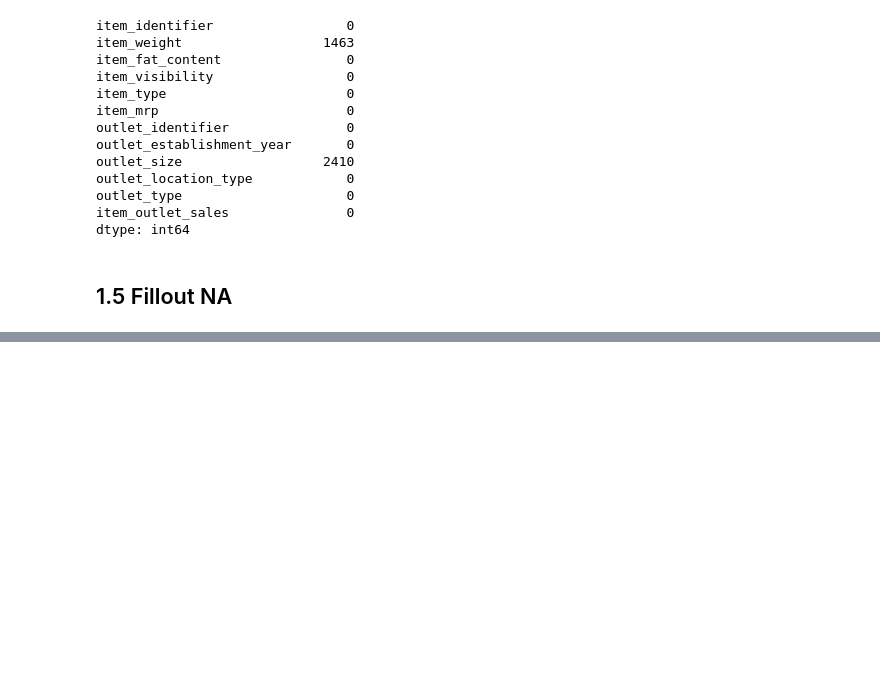
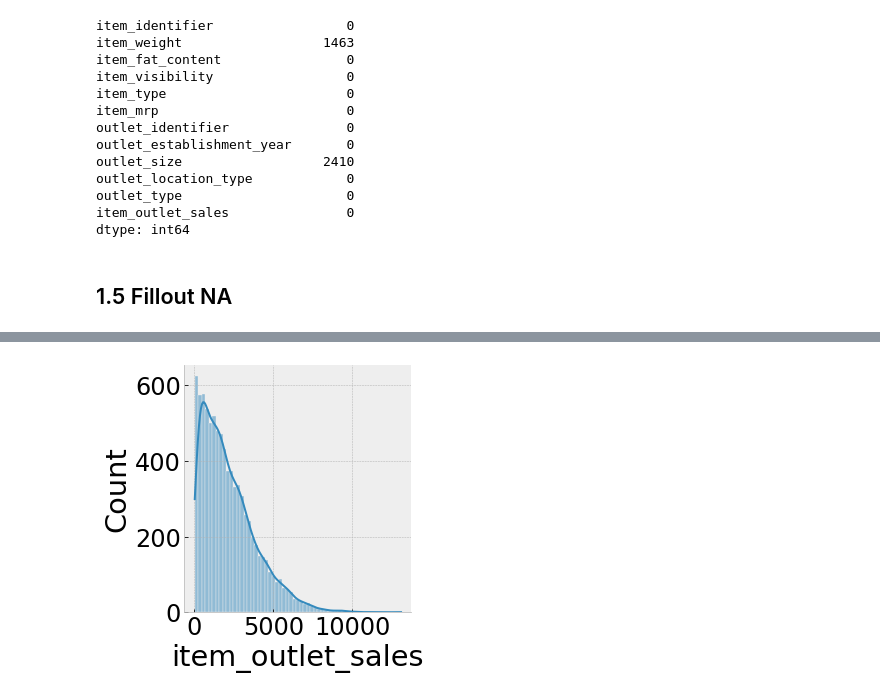
Before and after one commit to giovannadias/big_mart_sales_prediction, a Jupyter notebook: v01_big_mart_sales_prediction.ipynb, the cells around one changed output, grey strips where cells are left out. Saved outputs shown, nothing was run; the diff lists cells and outputs as text; code cells hidden in the pictures; blank space fills up the shorter version.

```diff
--- a/v01_big_mart_sales_prediction.ipynb
+++ b/v01_big_mart_sales_prediction.ipynb
@@ -97,6 +97,26 @@ dtype: int64
 # %% [markdown]
 ## 1.5 Fillout NA
 # %%
-#item_weight
+#========item_weight==============
+#create aux item dataframe dataframe
+aux1 = df1[['item_identifier', 'item_weight']].groupby(['item_identifier', 'item_weight']).max()
+df_aux_item = pd.DataFrame(aux1).reset_index()
 
-#outlet_size
+#merge aux item dataframe with df1
+df1= pd.merge(df1, df_aux_item, how='left', on='item_identifier')
+df1.drop('item_weight_x', inplace=True, axis=1)
+df1 = df1.rename(columns={'item_weight_y': 'item_weight'})
+
+#substitute NA left with mean products weight
+mean_weight = df1['item_weight'].mean()
+df1['item_weight'] = df1['item_weight'].fillna(mean_weight)
+
+#============outlet_size===========
+#replace outlet_identifier == OUT010 size for small based on similar OUT019
+df1.loc[df1['outlet_identifier'] == 'OUT010', 'outlet_size'] = 'Small'
+
+#replace outlet_identifier == OUT017 size for small based on similar majority for Supermarket Type1
+df1.loc[df1['outlet_identifier'] == 'OUT017', 'outlet_size'] = 'Small'
+
+#replace outlet_identifier == OUT045 size for small based on similar majority for Supermarket Type1
+df1.loc[df1['outlet_identifier'] == 'OUT045', 'outlet_size'] = 'Small'
@@ -208,0 +155,5 @@ df1.sample(10)
+# %%
+sns.displot(data=df1, x="item_outlet_sales", kde=True)
+plt.show()
+# %% [output]
+[figure, added]
```
Also changed, not shown: parts of 42 cells of this notebook, 1 other file.
